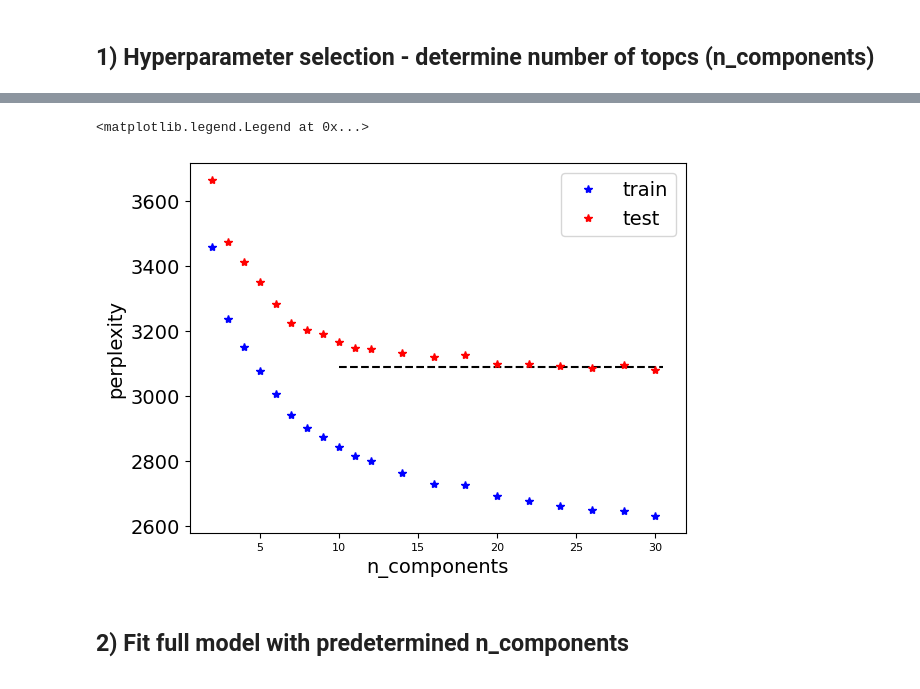
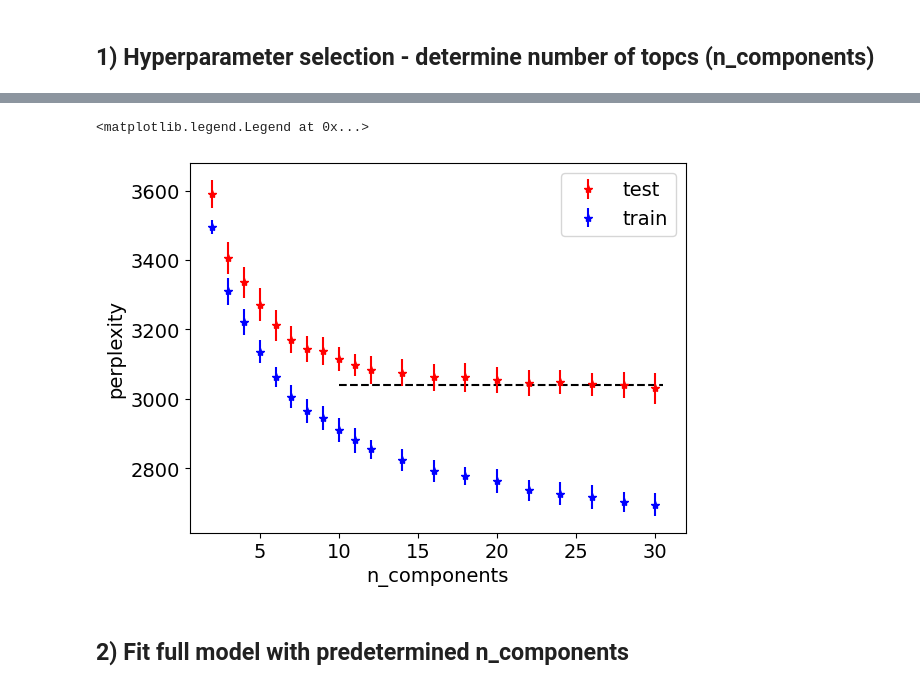
Before and after one commit to nfasano/movie_recsys, a Jupyter notebook: recsys_content_based/model_building.ipynb, the cells around one changed output, grey strips where cells are left out. Drawn from its saved outputs; the diff is of its cells as text; code cells hidden in the pictures.

```diff
--- a/recsys_content_based/model_building.ipynb
+++ b/recsys_content_based/model_building.ipynb
@@ -105,20 +105,40 @@ n_components = 28: p_train = 2646.3, p_test = 3093.7
 n_components = 30: p_train = 2631.0, p_test = 3080.8
+# %%
+perp_test_mean = np.mean(perp_test, axis=1)
+perp_test_std = np.std(perp_test, axis=1)
+
+perp_train_mean = np.mean(perp_train, axis=1)
+perp_train_std = np.std(perp_train, axis=1)
 # %%
 plt.rc("font", **{"size": 14})
 
 fig, ax = plt.subplots(1, 1)
 plt.plot(
     np.linspace(10, 30.5, 100),
-    np.mean(perp_test[-4:, 2]) * np.ones(shape=(100,)),
+    np.mean(perp_test_mean[-4:]) * np.ones(shape=(100,)),
     "k--",
 )
-plt.plot(n_components, perp_train[:, 2], "b*", label="train")
-plt.plot(n_components, perp_test[:, 2], "r*", label="test")
+plt.errorbar(
+    n_components,
+    perp_test_mean[:],
+    yerr=perp_test_std,
+    xerr=None,
+    fmt="r*",
+    label="test",
+)
+plt.errorbar(
+    n_components,
+    perp_train_mean[:],
+    yerr=perp_train_std,
+    xerr=None,
+    fmt="b*",
+    label="train",
+)
 
 ax.set_ylabel("perplexity")
 ax.set_xlabel("n_components")
 plt.legend()
 # %% [output]
 <matplotlib.legend.Legend at 0x...>
-[figure, old version]
+[figure, new version]
 # %%
```
Also changed, not shown: parts of 2 cells of this notebook, 4 other files.
